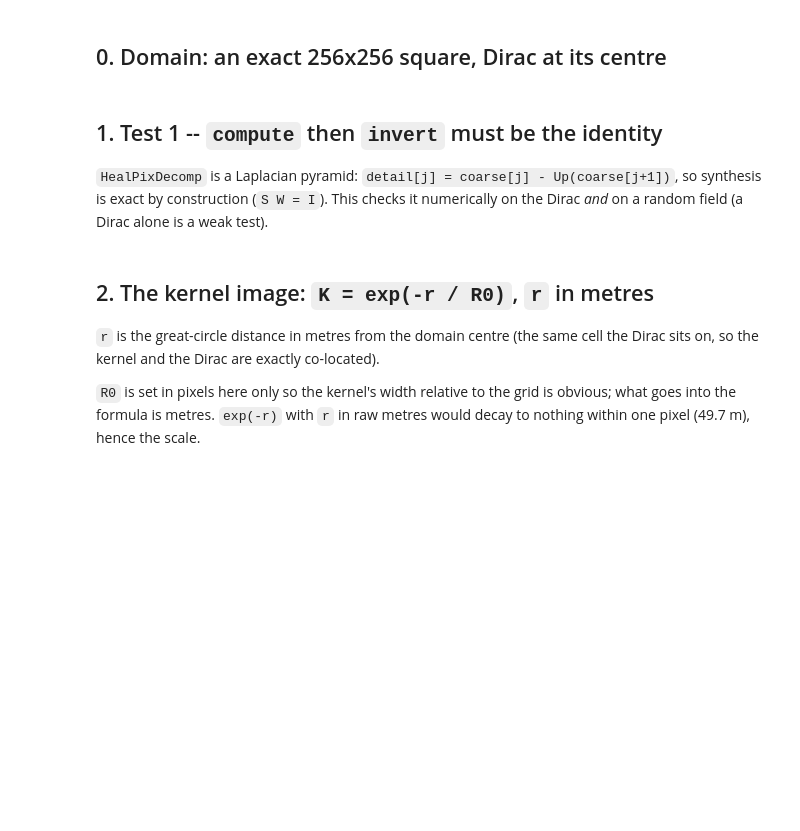
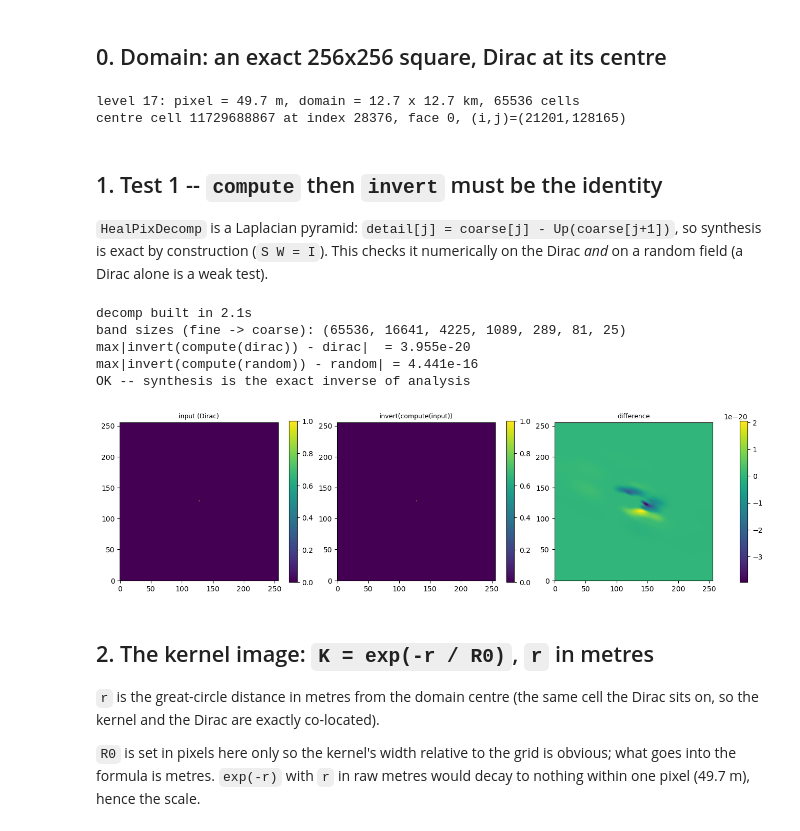
Before and after one commit to GRID4EARTH/healpix-analyse, a Jupyter notebook: Notebooks/pyramid_conv_single_test.ipynb, the cells around one changed output. Drawn from its saved outputs; the diff is of its cells as text; code cells hidden in the pictures; blank space fills up the shorter version.

```diff
--- a/Notebooks/pyramid_conv_single_test.ipynb
+++ b/Notebooks/pyramid_conv_single_test.ipynb
@@ -32,7 +32,7 @@ LON, LAT  = 2.3198, 48.8704   # centre of the domain
 LEVEL     = 17
 SIDE      = 256               # square side, in pixels
 JMAX      = 6                 # pyramid stages
-KSZ       = 5                 # compact per-band kernel size (odd)
+KSZ       = 7                 # compact per-band kernel size (odd)
 R0_PIX    = 10.0              # kernel scale, in finest-band pixels (see step 2)
 DTYPE     = torch.float64     # float64: step 1 checks an exact identity
 R_EARTH   = 6371008.8         # m
@@ -71,6 +71,9 @@ print(f"centre cell {dirac_cell} at index {dirac_idx}, face {face}, (i,j)=({i_c}
 
 x = np.zeros(cell_ids.size)
 x[dirac_idx] = 1.0
+# %% [output]
+level 17: pixel = 49.7 m, domain = 12.7 x 12.7 km, 65536 cells
+centre cell 11729688867 at index 28376, face 0, (i,j)=(21201,128165)
 # %% [markdown]
 ## 1. Test 1 -- `compute` then `invert` must be the identity
 
@@ -80,32 +83,39 @@ on the Dirac *and* on a random field (a Dirac alone is a weak test).
 # %%
 t0 = time.time()
 decomp = HealPixDecomp(level=LEVEL, cell_ids=cell_ids, Jmax=JMAX,
                         ellipsoid="sphere", dtype=DTYPE)
 print(f"decomp built in {time.time() - t0:.1f}s")
 print("band sizes (fine -> coarse):", decomp.sizes)
 
 pyr = decomp.compute(torch.as_tensor(x, dtype=DTYPE))
-x_rec = np.asarray(decomp.invert(pyr.bands)).reshape(-1)
+x_rec = np.asarray(decomp.invert(pyr.bands).cpu()).reshape(-1)
 err_dirac = np.abs(x_rec - x).max()
 
 rng = np.random.default_rng(0)
 z = rng.standard_normal(cell_ids.size)
-z_rec = np.asarray(decomp.invert(decomp.compute(torch.as_tensor(z, dtype=DTYPE)).bands)).reshape(-1)
+z_rec = np.asarray(decomp.invert(decomp.compute(torch.as_tensor(z, dtype=DTYPE)).bands).cpu()).reshape(-1)
 err_rand = np.abs(z_rec - z).max()
 
 print(f"max|invert(compute(dirac)) - dirac|  = {err_dirac:.3e}")
 print(f"max|invert(compute(random)) - random| = {err_rand:.3e}")
 assert err_dirac < 1e-10 and err_rand < 1e-10, "pyramid synthesis is NOT the inverse of analysis"
 print("OK -- synthesis is the exact inverse of analysis")
 
 fig, axes = plt.subplots(1, 3, figsize=(13, 4), layout="constrained")
 for ax, img, ttl in ((axes[0], to_image(x), "input (Dirac)"),
                       (axes[1], to_image(x_rec), "invert(compute(input))"),
                       (axes[2], to_image(x_rec - x), "difference")):
     m = ax.imshow(img, origin="lower", cmap="viridis")
     ax.set_title(ttl, fontsize=9)
     fig.colorbar(m, ax=ax, shrink=0.8)
 plt.show()
+# %% [output]
+decomp built in 2.1s
+band sizes (fine -> coarse): (65536, 16641, 4225, 1089, 289, 81, 25)
+max|invert(compute(dirac)) - dirac|  = 3.955e-20
+max|invert(compute(random)) - random| = 4.441e-16
+OK -- synthesis is the exact inverse of analysis
+[figure, added]
 # %% [markdown]
 ## 2. The kernel image: `K = exp(-r / R0)`, `r` in metres
 
```
Also changed, not shown: parts of 5 cells of this notebook, 1 other file.
